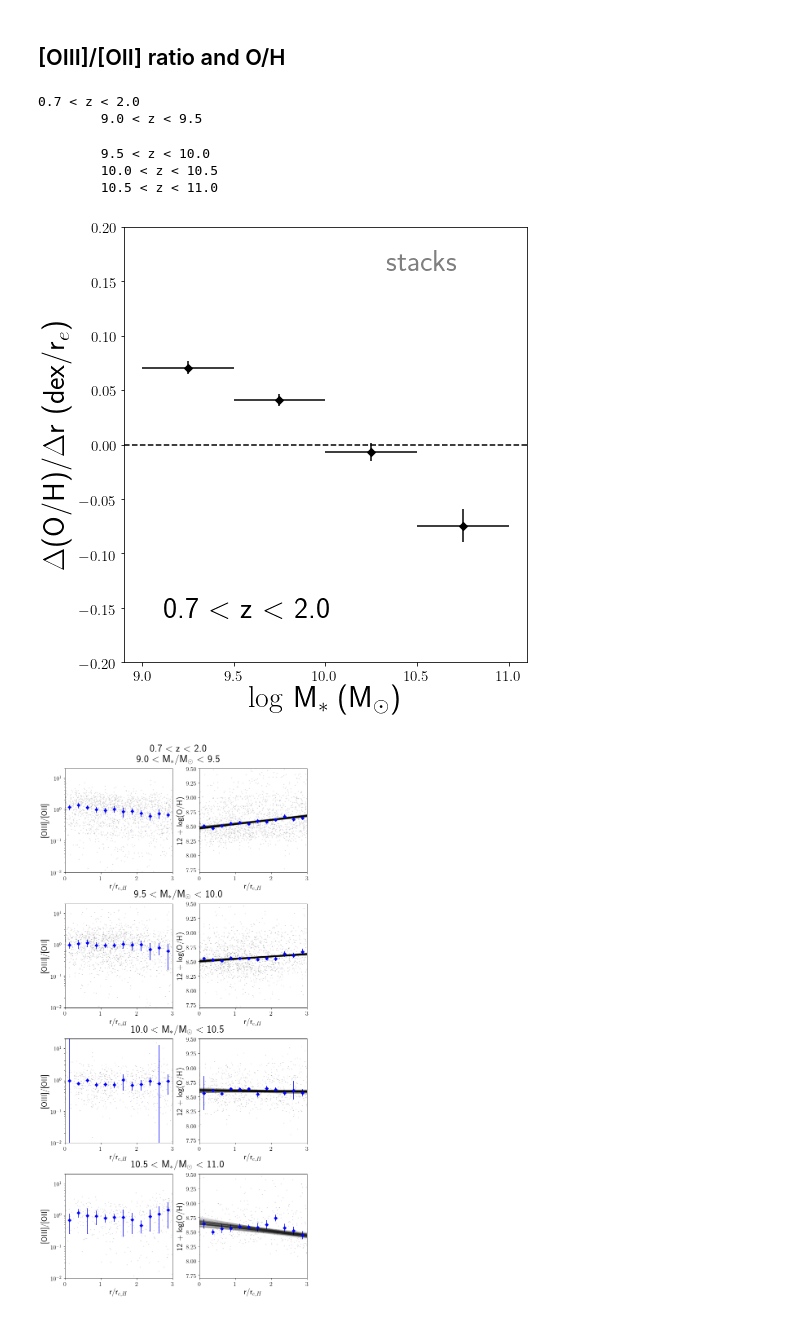
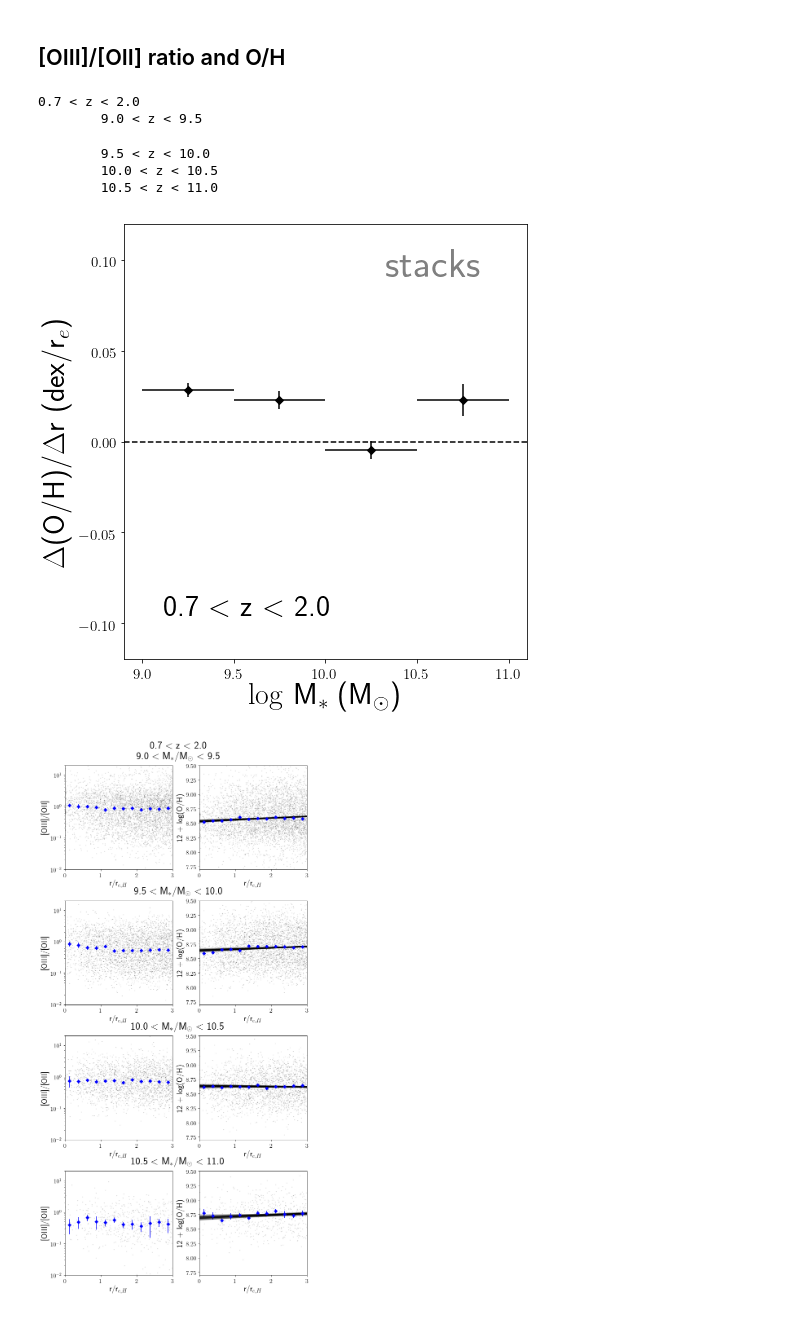
Before and after one commit to RaymondSimons/clear_local, a Jupyter notebook: stacked_profiles.ipynb, the cells around one changed output. Saved outputs shown, nothing was run; the diff lists cells and outputs as text; code cells hidden in the pictures.

```diff
--- a/stacked_profiles.ipynb
+++ b/stacked_profiles.ipynb
@@ -44,6 +44,7 @@ def OH(O3, O2, eO3, eO2):
 ## Collect and concatenate v2.0 catalogs
 # %%
 cat_dir = '/Users/rsimons/Dropbox/grizli_v2.0_cats'
+cat_dir = '/Users/rsimons/Desktop/clear/Catalogs/grizli_v2.1_cats'
 
 cat_fls = glob(cat_dir + '/*grizli.fits')
 fast_gds = fits.open('/Users/rsimons/Desktop/clear/Catalogs/goodss_3dhst.v4.1.cats/Fast/goodss_3dhst.v4.1.fout.FITS')
@@ -233,7 +234,8 @@ for zz, z_bin in enumerate(z_selection):
 
             for o, obj in enumerate(cts):
                 fld, did = obj[0], obj[1]
-                fl = glob('/Volumes/gdrive/clear/grizli_extractions/%s/*/Prep/%s_%s.full.fits'%(fld, fld, did))
+                #fl = glob('/Volumes/gdrive/clear/grizli_extractions/%s/*/Prep/%s_%s.full.fits'%(fld, fld, did))
+                fl = glob('/Users/rsimons/Dropbox/rcs_clear/grizli_v2.1/all_full/%s_%s.full.fits'%(fld, did))
                 if len(fl) > 0:
                     fl = fl[0]
                     data = fits.open(fl)
@@ -247,7 +249,8 @@ for zz, z_bin in enumerate(z_selection):
                         ct_data[o,:,:,0] = data['LINE', '%s'%lines_f[ll]].data
                         ct_data[o,:,:,1] = 1./sqrt(data['LINEWHT', '%s'%lines_f[ll]].data)
 
-
+                else:
+                    print ('no files')
             fits.writeto(new_cat_dir + '/%s_%.1f_%.1f_%.1f_%.1f.fits'%
                          (line, z_bin[0], z_bin[1], m_bin[0], m_bin[1]), ct_data, overwrite = True)
 # %% [output]
@@ -414,7 +397,8 @@ for zz, z_bin in enumerate(z_selection):
                 eO3 = data[i,:,:,3]
                 eO2 = data[i,:,:,1]
                 f = O3/O2
-                gd = where((O3 >  1.5* eO3) & (O2 > 1.5* eO2))
+                SN = 0.5
+                gd = where((O3 > SN * eO3) & (O2 > SN * eO2))
                 ms = 2
                 alp = 0.15
 
@@ -489,35 +473,35 @@ for zz, z_bin in enumerate(z_selection):
             ax1.set_ylim(0.01, 20)
             ax1.set_ylabel('[OIII]/[OII]', fontsize = 20)
             ax1.set_yscale('log')
 
             ax2.set_ylabel(r'12 + log(O/H)', fontsize = 20)
             ax2.set_ylim(7.7, 9.5)
 
 
         if mm == 0:
             axes[0, 0].annotate('%.1f $<$ z $<$ %.1f\n%.1f $<$ M$_*$/M$_{\odot}$ $<$ %.1f'%(z_bin[0], z_bin[1], m_bin[0], m_bin[1]),
                    (1.05, 1.05), ha = 'center', xycoords = 'axes fraction', fontsize = 25)
         else:
             axes[mm, 0].annotate('%.1f $<$ M$_*$/M$_{\odot}$ $<$ %.1f'%(m_bin[0], m_bin[1]),
                                (1.05, 1.05), ha = 'center', xycoords = 'axes fraction', fontsize = 25)
     fig.subplots_adjust(hspace = 0.3, wspace = 0.25, right = 0.95)
     fig.savefig('/Users/rsimons/Desktop/clear/figures/O32_z_%.1f_%.1f.png'%(z_bin[0], z_bin[1]), dpi = 300.)
 
     axr.set_xlabel('$\log$ M$_{*}$ (M$_{\odot}$)', fontsize = 30)
     axr.set_ylabel('$\Delta$(O/H)/$\Delta$r (dex/r$_e$)', fontsize = 30)
     axr.axhline(y = 0.0, linestyle = 'dashed', color = 'black')
     axr.annotate('%.1f $<$ z $<$ %.1f'%(z_bin[0], z_bin[1]), (0.1, 0.1 - zz*0.08), ha = 'left', color = clrs_z[zz], xycoords = 'axes fraction', fontsize = 30)
     axr.set_xticks(arange(9,11.5, 0.5))
-axr.set_ylim(-0.2, 0.2)
-axr.annotate('stacks', (0.65, 0.9 ), ha = 'left', color = 'grey', xycoords = 'axes fraction', fontsize = 30)
+axr.set_ylim(-0.12, 0.12)
+axr.annotate('stacks', (0.65, 0.88), ha = 'left', color = 'grey', xycoords = 'axes fraction', fontsize = 40)
 fig2.subplots_adjust(left = 0.2, right = 0.90)
 fig2.savefig('/Users/rsimons/Desktop/clear/figures/dz_M.png', dpi = 300.)
 # %% [output]
 0.7 < z < 2.0
         9.0 < z < 9.5
         9.5 < z < 10.0
         10.0 < z < 10.5
         10.5 < z < 11.0
-[figure, old version]
+[figure, new version]
-[figure, old version]
+[figure, new version]
 # %%
```
Also changed, not shown: parts of 4 cells of this notebook, 2 other files.
